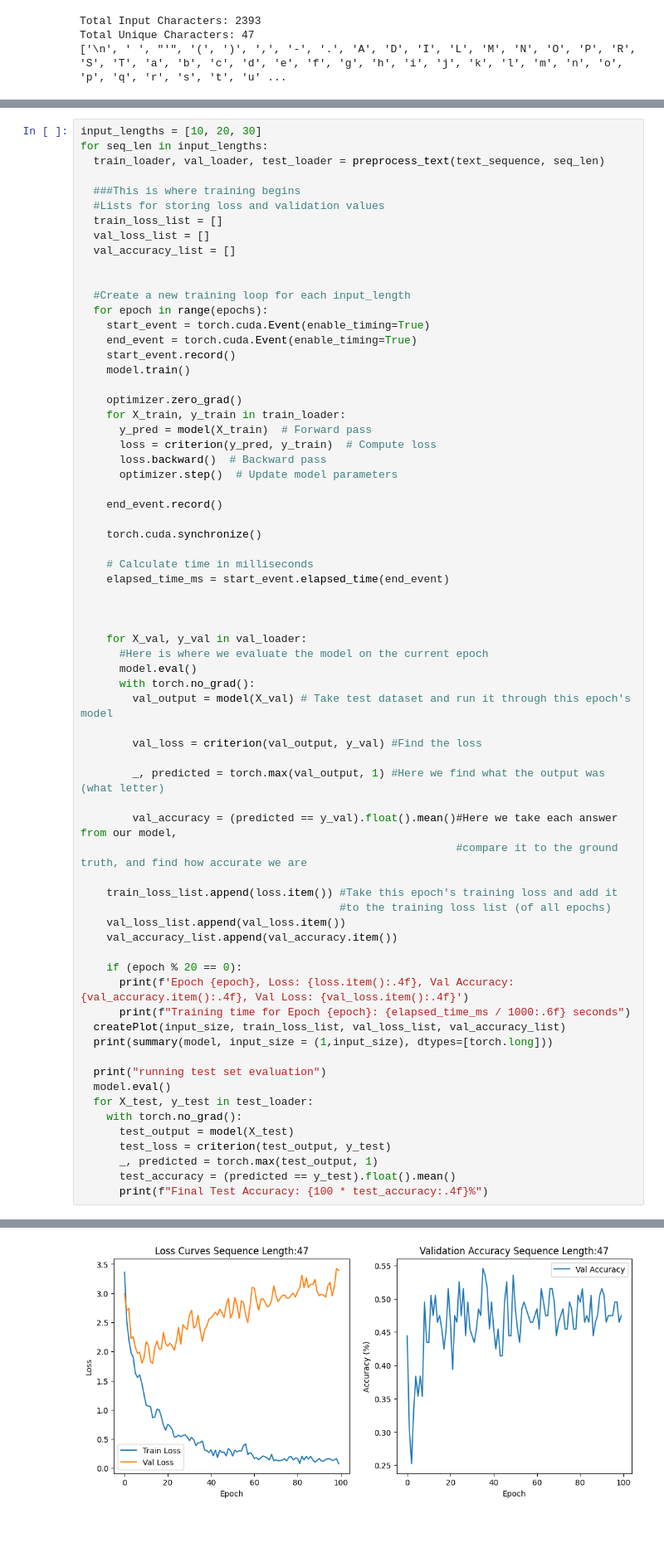
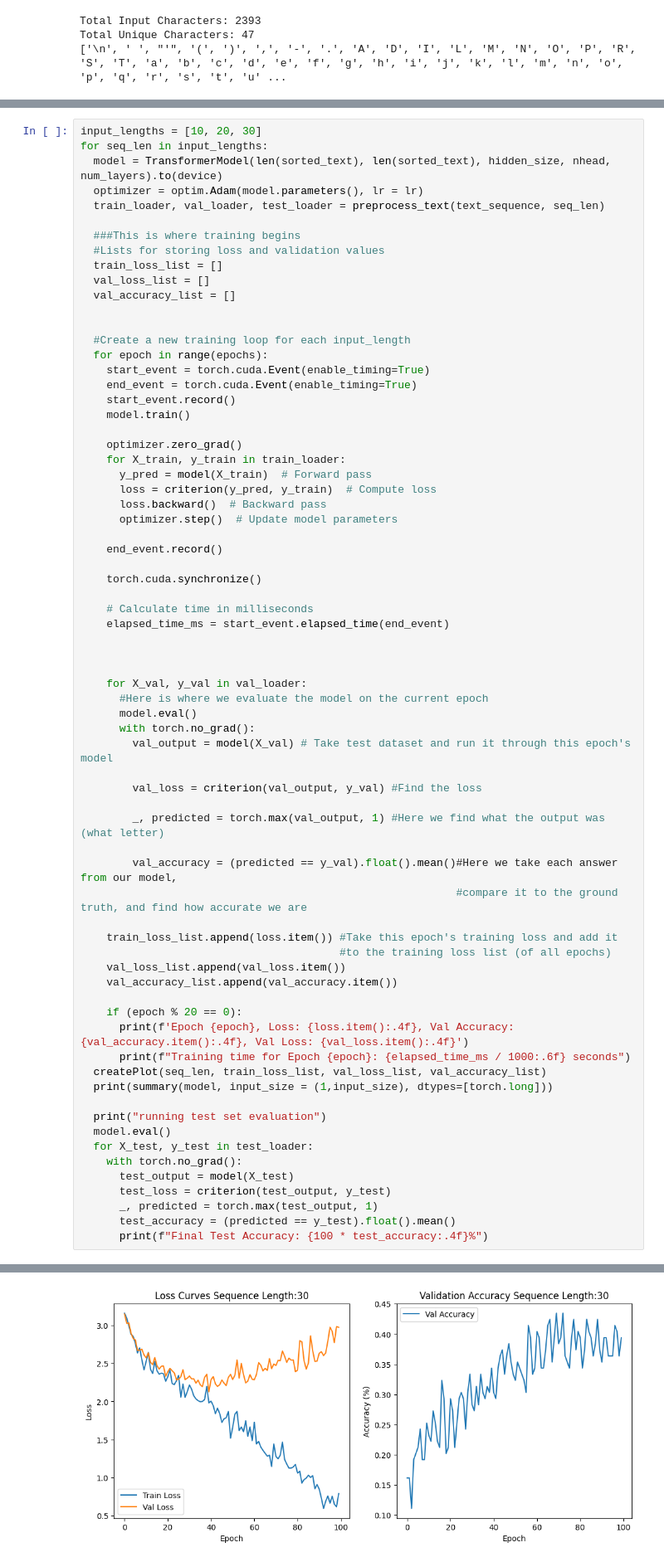
Before and after one commit to JordanTerwilliger/Intro-to-Deep-Learning, a Jupyter notebook: HW4/HW4_NLP_Transformer_Q1.ipynb, the cells around one changed output, grey strips where cells are left out. Shown at 83% size. Cells and saved outputs as stored; diff of their text form; blank space fills up the shorter version.

```diff
--- a/HW4/HW4_NLP_Transformer_Q1.ipynb
+++ b/HW4/HW4_NLP_Transformer_Q1.ipynb
@@ -158,6 +152,8 @@ optimizer = optim.Adam(model.parameters(), lr = lr)
 # %%
 input_lengths = [10, 20, 30]
 for seq_len in input_lengths:
+  model = TransformerModel(len(sorted_text), len(sorted_text), hidden_size, nhead, num_layers).to(device)
+  optimizer = optim.Adam(model.parameters(), lr = lr)
   train_loader, val_loader, test_loader = preprocess_text(text_sequence, seq_len)
 
   ###This is where training begins
@@ -211,7 +207,7 @@ for seq_len in input_lengths:
     if (epoch % 20 == 0):
       print(f'Epoch {epoch}, Loss: {loss.item():.4f}, Val Accuracy: {val_accuracy.item():.4f}, Val Loss: {val_loss.item():.4f}')
       print(f"Training time for Epoch {epoch}: {elapsed_time_ms / 1000:.6f} seconds")
-  createPlot(input_size, train_loss_list, val_loss_list, val_accuracy_list)
+  createPlot(seq_len, train_loss_list, val_loss_list, val_accuracy_list)
   print(summary(model, input_size = (1,input_size), dtypes=[torch.long]))
 
   print("running test set evaluation")
@@ -273,4 +269,4 @@ Training time for Epoch 80: 0.077876 seconds
-[figure, old version]
+[figure, new version]
 ===============================================================================================
 Layer (type:depth-idx)                        Output Shape              Param #
 ===============================================================================================
```
Also changed, not shown: parts of 4 cells of this notebook.
